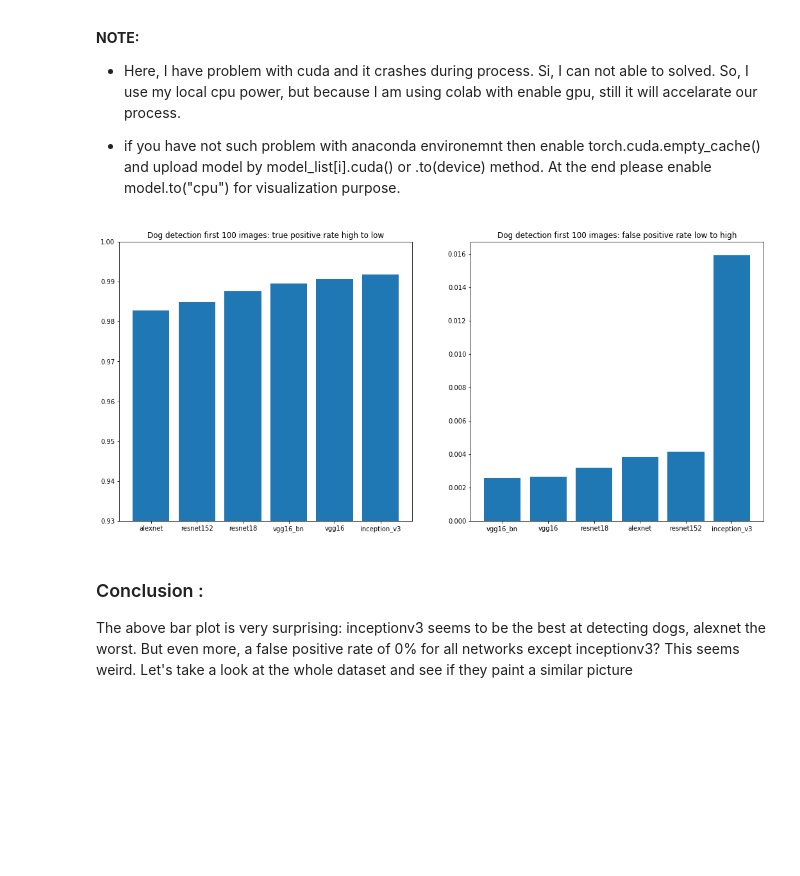
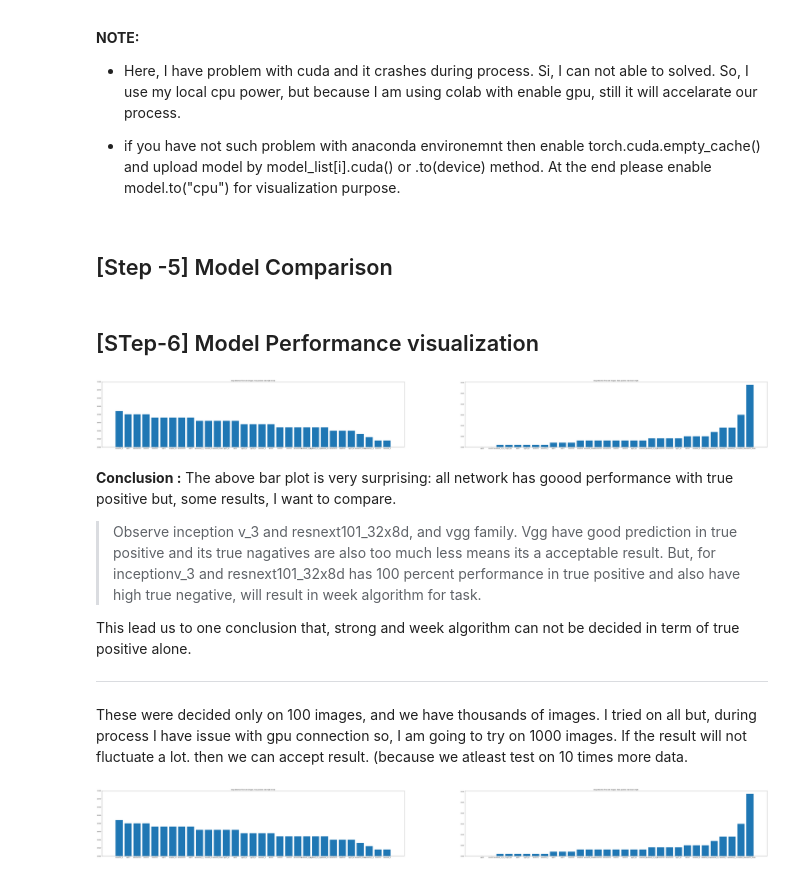
Before and after one commit to Dave-Vedant/Deep_Learning_NanoDegree-Udacity, a Jupyter notebook: Project/project-Dog_Breed_CNN_Classification/Transfer_learning_Approach-and-Comparison.ipynb, the cells around one changed output. Drawn from its saved outputs; the diff is of its cells as text; code cells hidden in the pictures; blank space fills up the shorter version.

```diff
--- a/Project/project-Dog_Breed_CNN_Classification/Transfer_learning_Approach-and-Comparison.ipynb
+++ b/Project/project-Dog_Breed_CNN_Classification/Transfer_learning_Approach-and-Comparison.ipynb
@@ -286,0 +350,11 @@ mnasnet = models.mnasnet1_0(pretrained=True)
+# %%
+# make list of all models in evalution mode for later use
+
+
+
+model_list = [alexnet.eval(),vgg11.eval(),vgg11_bn.eval(),vgg13.eval(),vgg13_bn.eval(),vgg16.eval(),vgg16_bn.eval(),vgg19.eval(),vgg19_bn.eval(),resnet18.eval(),resnet34.eval(),resnet50.eval(),resnet101.eval(),resnet152.eval(),squeezenet_1_0.eval(),squeezenet_1_1.eval(),densenet121.eval(),densenet161.eval(),densenet169.eval(),densenet201.eval(),inception_v3.eval(),googlenet.eval(),shufflenet_v2_x0_5.eval(),shufflenet_v2_x1_0.eval(),mobilenet_v2.eval(),resnext101_32x8d.eval(),resnext50_32x4d.eval(),resnet50_2.eval(),resnet101_2.eval(),mnasnet0_5.eval(),mnasnet1_0.eval()]
+model_names = ["alexnet","vgg11","vgg11_bn","vgg13","vgg13_bn","vgg16","vgg16_bn","vgg19","vgg19_bn","resnet18","resnet34","resetn50","resnet101","resnet152","squeezenet_1_0","squeezenet_1_1","densenet121","densenet161","densenet169","densenet201","inception_v3","googlenet","shufflenet_v2_x0_5","shufflenet_v2_x1_0","mobilenet_v2","resnext101_32x8d","resnext50_32x4d","resnet50_2","resnet101_2","mnasnet0_5","mnasnet1_0"]
+
+# just for checking
+print(len(model_list))
+print(len(model_names))
@@ -398,4 +503,6 @@ Our this algorithm is superior, and as we download other pretrained networks, so
 - Here, I have problem with cuda and it crashes during process. Si, I can not able to solved. So, I use my local cpu power, but because I am using colab with enable gpu, still it will accelarate our process.
 
 - if you have not such problem with anaconda environemnt then enable torch.cuda.empty_cache() and upload model by model_list[i].cuda() or .to(device) method. At the end please enable model.to("cpu") for visualization purpose.
+# %% [markdown]
+## [Step -5] Model Comparison
 # %%
@@ -408,20 +515,65 @@ for i in range(len(model_list)):
   true_positive_accuracy[i] = np.mean([dog_detector(img_path, model,device =device) for img_path in dog_files_short])                  # update list according to resultant accuracy
   false_positive_accuracy[i] = np.mean([dog_detector(img_path,model,device = device) for img_path in human_files_short])
   model = model.to("cpu")                                                                                                     # for visualization comparison
+# %% [markdown]
+## [STep-6] Model Performance visualization
+# %%
+# visualize all networks.
+idx_tp = np.argsort(true_positive_accuracy)[::-1]      #(descending order)
+idx_fp = np.argsort(false_positive_accuracy)          # (accending order)
+
+
+fig,ax = plt.subplots(1,2,figsize = (100,10))
+# first graph (true positive , tested on dog_dataset)
+ax[0].bar([model_names[i] for i in idx_tp],true_positive_accuracy[idx_tp])
+# ax[0].set_xticks(true_positive_accuracy[i] for i in model_names[i])
+ax[0].set_title("Dog detection first 100 images: true positive rate high to low")
+ax[0].set_ylim((0.98,1.0))
+
+# second graph (true negative, tested on human dataset)
+ax[1].bar([model_names[i] for i in idx_fp],false_positive_accuracy[idx_fp])
+# ax[1].set_xticks(false_positive_accuracy[idx_fp])
+ax[1].set_title("Dog detection first 100 images: false positive rate low to high")
+plt.show()
+# %% [output]
+[figure, added]
+# %% [markdown]
+**Conclusion :**
+The above bar plot is very surprising: all network has goood performance with true positive but, some results, I want to compare.
+
+> Observe inception v_3 and resnext101_32x8d, and vgg family. Vgg have good prediction in true positive and its true nagatives are also too much less means its a acceptable result. But, for inceptionv_3 and resnext101_32x8d has 100 percent performance in true positive and also have high true negative, will result in week algorithm for task.
+
+This lead us to one conclusion that, strong and week algorithm can not be decided in term of true positive alone.
+
+---
+
+These were decided only on 100 images, and we have thousands of images. I tried on all but, during process I have issue with gpu connection so, I am going to try on 1000 images. If the result will not fluctuate a lot. then we can accept result. (because we atleast test on 10 times more data.
+# %%
+torch.cuda.empty_cache()                                                       # free some memory, because now we will train other 5 models
+true_positive_accuracy = np.zeros(len(model_list))                              # initialize list
+false_positive_accuracy = np.zeros(len(model_list))
+for i in range(len(model_list)):
+  model = model_list[i].to(device)                                                                                         # attension to model with index i
+  true_positive_accuracy[i] = np.mean([dog_detector(img_path, model, device = device) for img_path in dog_files[0:1000]])                  # update list according to resultant accuracy
+  false_positive_accuracy[i] = np.mean([dog_detector(img_path,model,device = device) for img_path in human_files[0:1000]])
+  model = model.to("cpu")
 # %%
 # visualize all networks.
-idx_tp = np.argsort(true_positive_accuracy)           # (descending order)
+idx_tp = np.argsort(true_positive_accuracy)[::-1]      #(descending order)
 idx_fp = np.argsort(false_positive_accuracy)          # (accending order)
 
-fig,ax = plt.subplots(1,2,figsize = (18,8))
+
+fig,ax = plt.subplots(1,2,figsize = (100,10))
+# first graph (true positive , tested on dog_dataset)
 ax[0].bar([model_names[i] for i in idx_tp],true_positive_accuracy[idx_tp])
+# ax[0].set_xticks(true_positive_accuracy[idx_tp])
 ax[0].set_title("Dog detection first 100 images: true positive rate high to low")
-ax[0].set_ylim((0.93,1.0))
+ax[0].set_ylim((0.98,1.0))
+
+# second graph (true negative, tested on human dataset)
 ax[1].bar([model_names[i] for i in idx_fp],false_positive_accuracy[idx_fp])
+# ax[1].set_xticks(false_positive_accuracy[idx_fp])
 ax[1].set_title("Dog detection first 100 images: false positive rate low to high")
 plt.show()
 # %% [output]
-[figure, old version]
+[figure, new version]
-# %% [markdown]
-### Conclusion :
-The above bar plot is very surprising: inceptionv3 seems to be the best at detecting dogs, alexnet the worst. But even more, a false positive rate of 0% for all networks except inceptionv3? This seems weird. Let's take a look at the whole dataset and see if they paint a similar picture
```
Also changed, not shown: parts of 75 cells of this notebook.
